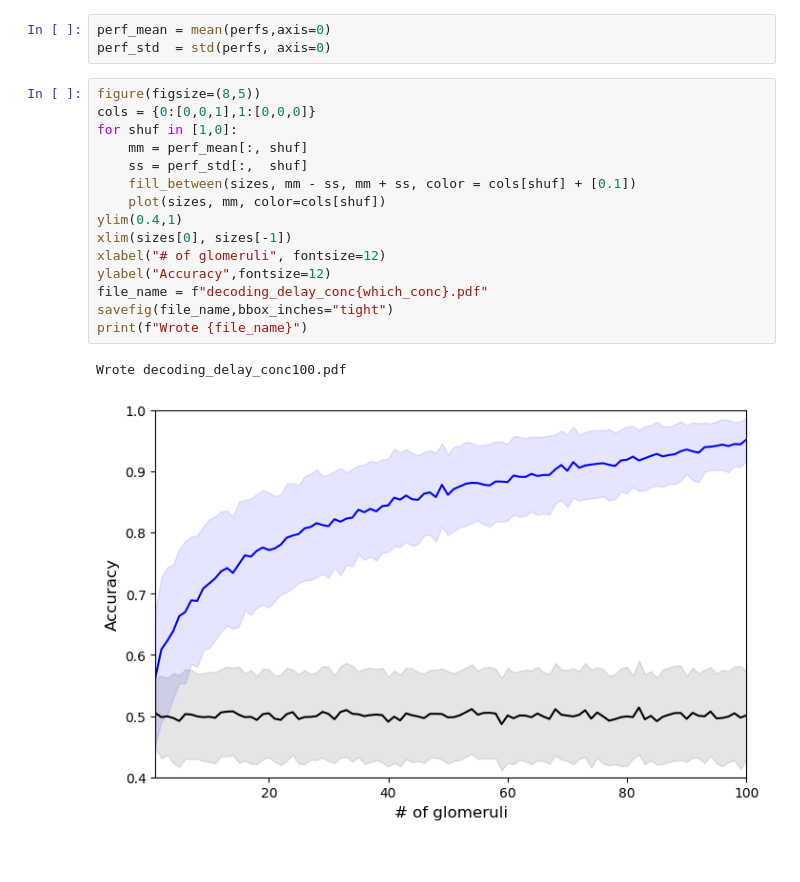
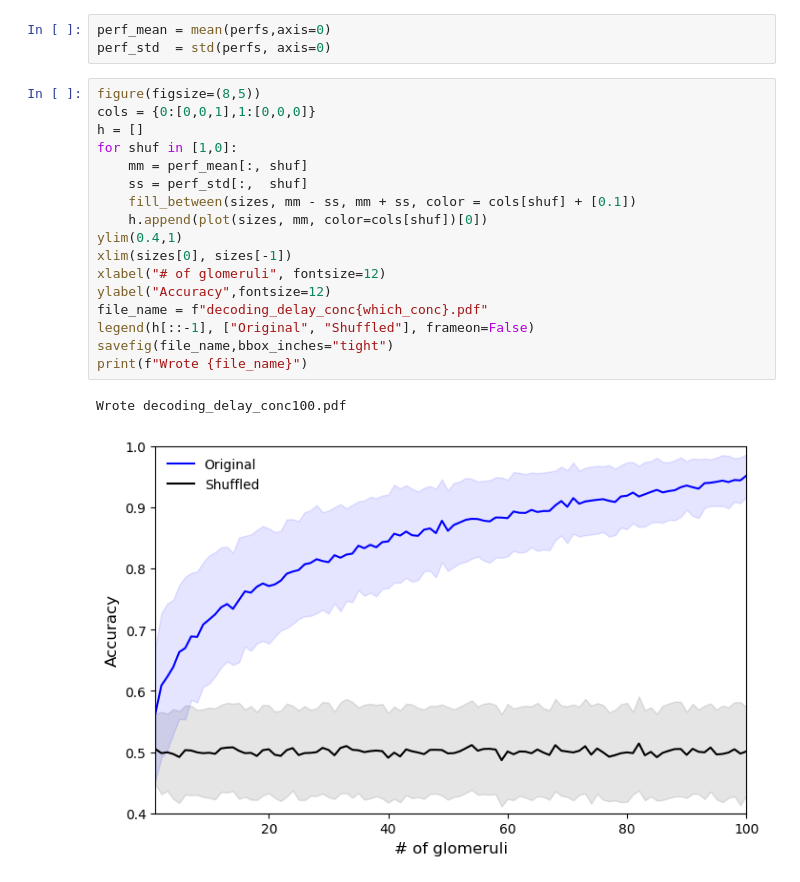
Before and after one commit to stootoon/crick-osn-model-release, a Jupyter notebook: decoding-delay/make_figure_decoding_delay.ipynb, the cells around one changed output. Drawn from its saved outputs; the diff is of its cells as text.

```diff
--- a/decoding-delay/make_figure_decoding_delay.ipynb
+++ b/decoding-delay/make_figure_decoding_delay.ipynb
@@ -28,18 +28,20 @@ perf_std  = std(perfs, axis=0)
 # %%
 figure(figsize=(8,5))
 cols = {0:[0,0,1],1:[0,0,0]}
+h = []
 for shuf in [1,0]:
     mm = perf_mean[:, shuf]
     ss = perf_std[:,  shuf]
     fill_between(sizes, mm - ss, mm + ss, color = cols[shuf] + [0.1])
-    plot(sizes, mm, color=cols[shuf])
+    h.append(plot(sizes, mm, color=cols[shuf])[0])
 ylim(0.4,1)
 xlim(sizes[0], sizes[-1])
 xlabel("# of glomeruli", fontsize=12)
 ylabel("Accuracy",fontsize=12)
 file_name = f"decoding_delay_conc{which_conc}.pdf"
+legend(h[::-1], ["Original", "Shuffled"], frameon=False)
 savefig(file_name,bbox_inches="tight")
 print(f"Wrote {file_name}")
 # %% [output]
 Wrote decoding_delay_conc100.pdf
-[figure, old version]
+[figure, new version]
```
Also changed, not shown: parts of 1 cell of this notebook, 3 other files.
